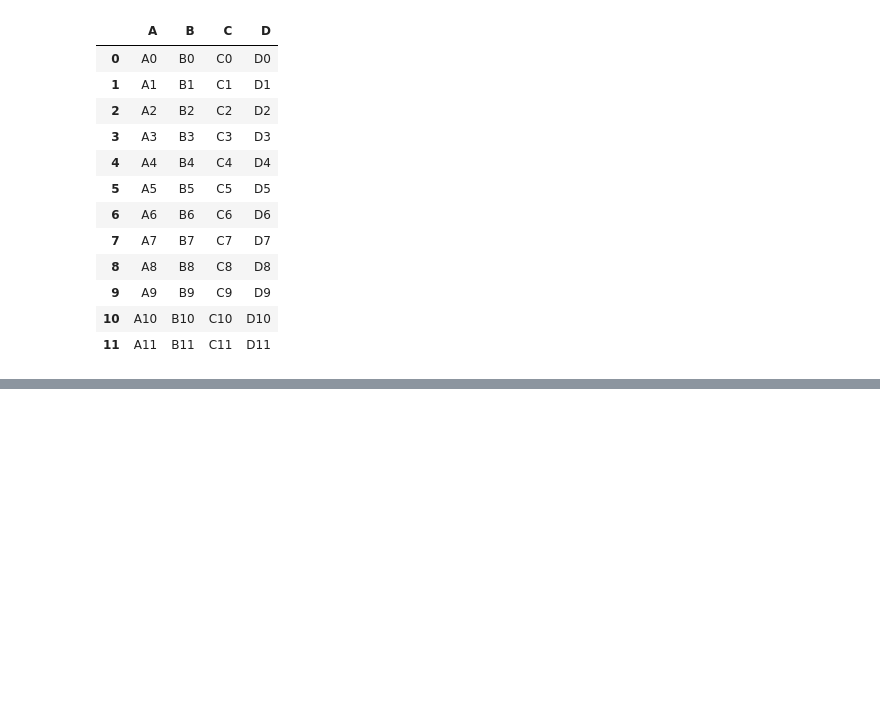
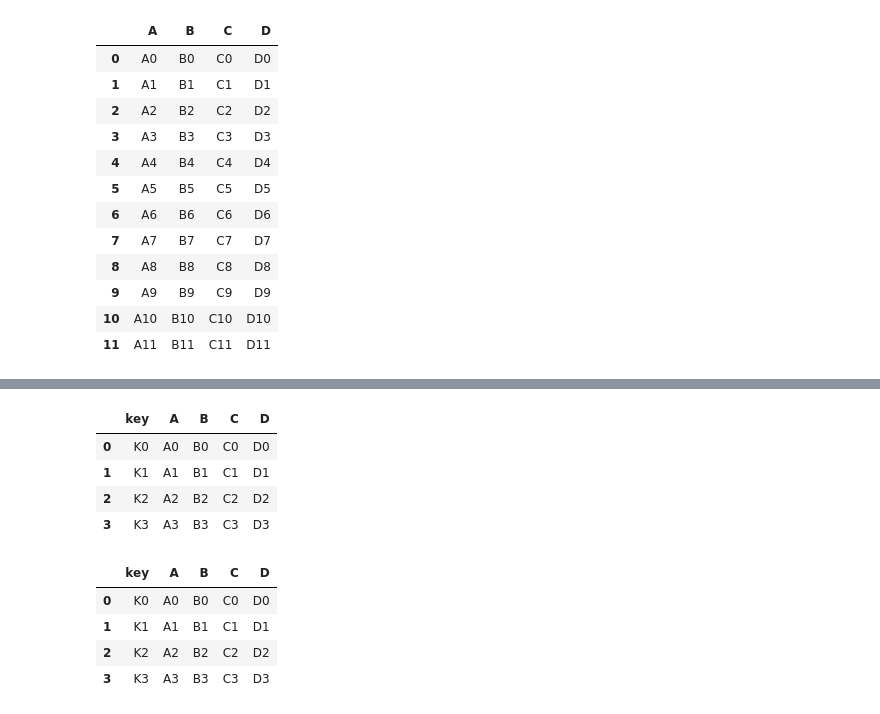
Before and after one commit to Luccipriano/Asimov-Academy, a Jupyter notebook: Python/Analisando Dados com Pandas e SQL/Execucao_curso/aulas_teoricas.ipynb, the cells around one changed output, grey strips where cells are left out. Drawn from its saved outputs; the diff is of its cells as text; code cells hidden in the pictures; blank space fills up the shorter version.

```diff
--- a/Python/Analisando Dados com Pandas e SQL/Execucao_curso/aulas_teoricas.ipynb
+++ b/Python/Analisando Dados com Pandas e SQL/Execucao_curso/aulas_teoricas.ipynb
@@ -415,0 +492,5 @@ pd.concat([df1, df2, df3]) ## Similar ao Union do SQL, Acrescentar tabelas em Po
+# %%
+esquerda = pd.DataFrame({'key': ['K0', 'K1', 'K2', 'K3'],
+'A': ['A0', 'A1', 'A2', 'A3'],
+'B': ['B0', 'B1', 'B2', 'B3']})
+esquerda
@@ -415,0 +503,5 @@ pd.concat([df1, df2, df3]) ## Similar ao Union do SQL, Acrescentar tabelas em Po
+# %%
+direita = pd.DataFrame({'key': ['K0', 'K1', 'K2', 'K3'],
+'C': ['C0', 'C1', 'C2', 'C3'],
+'D': ['D0', 'D1', 'D2', 'D3']})
+direita
@@ -415,0 +514,18 @@ pd.concat([df1, df2, df3]) ## Similar ao Union do SQL, Acrescentar tabelas em Po
+# %%
+# É possível fazer um merge sem especificar a chave, de tal forma que o pandas vai automaticamente mesclar quanto existirem colunas com o nome igual. É análogo ao NATURAL JOIN em SQL
+display(pd.merge(esquerda, direita))
+
+# Também é possível especificar a coluna que vai ser usada no merge como chave, nesse caso redundante, mas nem sempre as colunas vão ter os mesmos nomes
+# É comum vir indicando "id" quando for chave primária e "table_name_id" quando for chave estrangeira
+display(pd.merge(esquerda, direita, on="key"))
+# %% [output]
+|  | key | A | B | C | D |
+| 0 | K0 | A0 | B0 | C0 | D0 |
+| 1 | K1 | A1 | B1 | C1 | D1 |
+| 2 | K2 | A2 | B2 | C2 | D2 |
+| 3 | K3 | A3 | B3 | C3 | D3 |
+|  | key | A | B | C | D |
+| 0 | K0 | A0 | B0 | C0 | D0 |
+| 1 | K1 | A1 | B1 | C1 | D1 |
+| 2 | K2 | A2 | B2 | C2 | D2 |
+| 3 | K3 | A3 | B3 | C3 | D3 |
```
Also changed, not shown: parts of 60 cells of this notebook, 2 other files.
